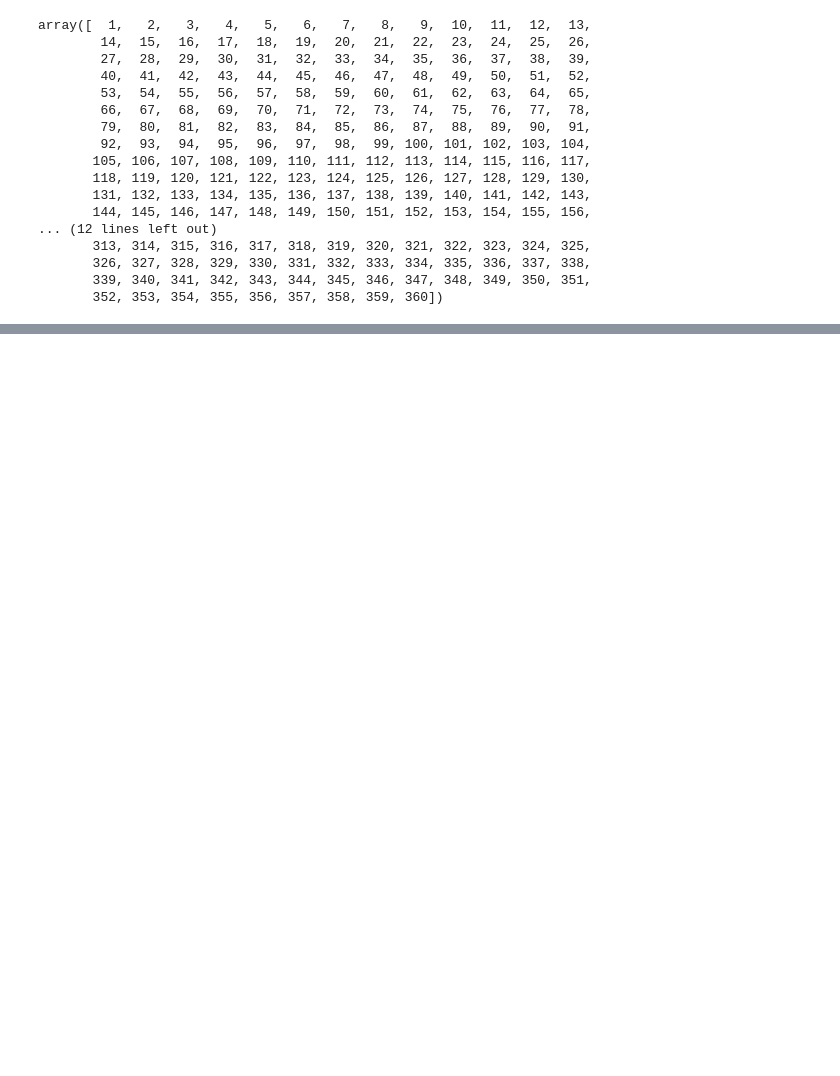
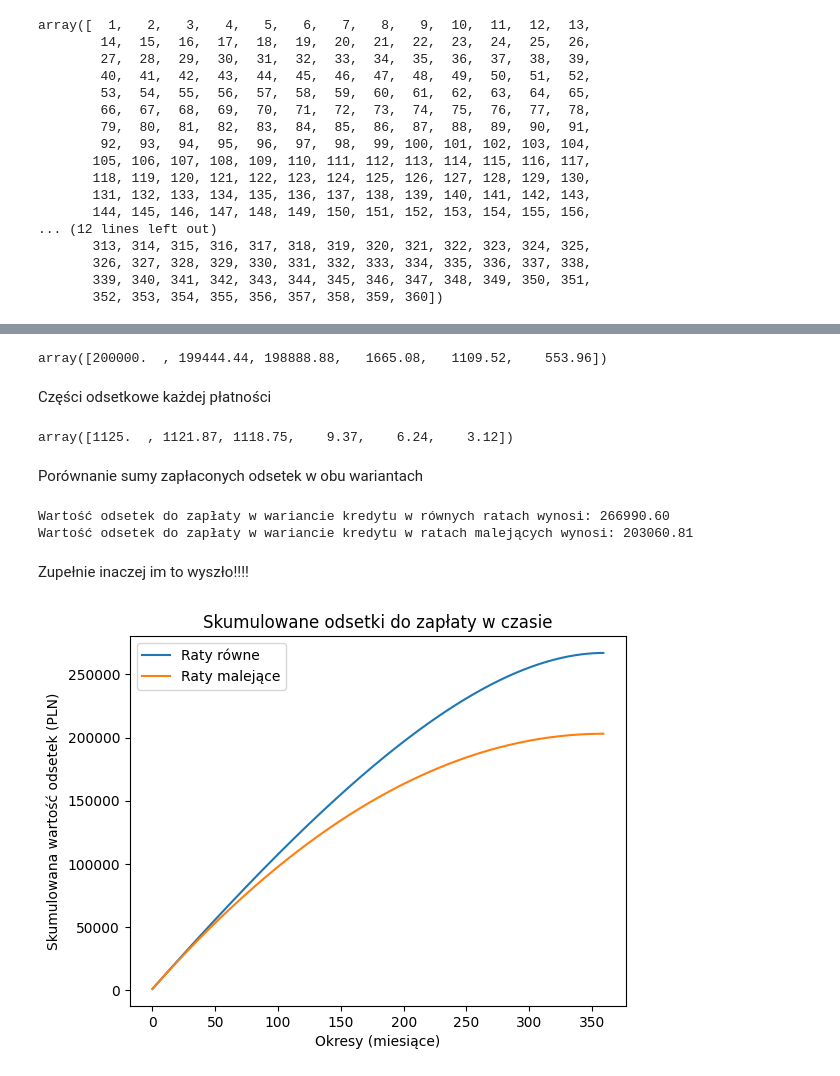
Before and after one commit to seweryn-mlodawski/Zad_Kup_mieszkanie, a Jupyter notebook: kup_mieszkanie.ipynb, the cells around one changed output, grey strips where cells are left out. Drawn from its saved outputs; the diff is of its cells as text; code cells hidden in the pictures; blank space fills up the shorter version.

```diff
--- a/kup_mieszkanie.ipynb
+++ b/kup_mieszkanie.ipynb
@@ -47,0 +46,4 @@ array([1125.  , 1124.03, 1123.06, 1122.08, 1121.09, 1120.1 , 1119.11,
+# %%
+np.set_printoptions(suppress=True) #wyłączenie notacji naukowej
+principal_decreasing = np.around(np.zeros(nper)+(pv/nper),2) #obliczanie kapitału dla rat malejących
+principal_decreasing[:10] #wyświetlanie pierwszych 10 wartości kapitału
@@ -47,0 +55,5 @@ array([1125.  , 1124.03, 1123.06, 1122.08, 1121.09, 1120.1 , 1119.11,
+# %%
+balance = np.zeros(nper) + pv #tworzenie tablicy salda zadłużenia dla każdego okresu
+balance_close = np.around(balance - np.cumsum(principal_decreasing),2) #obliczanie salda zadłużenia po każdej racie
+balance_close[[0,1,2,-3,-2,-1]] #wyświetlanie pierwszych 3 i ostatnich 3 wartości salda zadłużenia
+#cumsum - skumulowana suma
@@ -47,0 +69,33 @@ array([1125.  , 1124.03, 1123.06, 1122.08, 1121.09, 1120.1 , 1119.11,
+# %%
+balance_open = balance_close + principal_decreasing #obliczanie salda zadłużenia przed każdą ratą
+balance_open[[0,1,2,-3,-2,-1]] #wyświetlanie pierwszych 3 i ostatnich 3 wartości salda zadłużenia przed ratą
+# %% [output]
+array([200000.  , 199444.44, 198888.88,   1665.08,   1109.52,    553.96])
+# %% [markdown]
+Części odsetkowe każdej płatności
+# %%
+interest_decreasing = np.around(balance_open * rate,2) #obliczanie odsetek dla rat malejących
+interest_decreasing[[0,1,2,-3,-2,-1]] #wyświetlanie pierwszych 3 i ostatnich 3 wartości odsetek
+# %% [output]
+array([1125.  , 1121.87, 1118.75,    9.37,    6.24,    3.12])
+# %% [markdown]
+Porównanie sumy zapłaconych odsetek w obu wariantach
+# %%
+print("Wartość odsetek do zapłaty w wariancie kredytu w równych ratach wynosi: " + str("{:.2f}".format(interest_equal.sum())))
+print("Wartość odsetek do zapłaty w wariancie kredytu w ratach malejących wynosi: " + str("{:.2f}".format(interest_decreasing.sum())))
+# %% [output]
+Wartość odsetek do zapłaty w wariancie kredytu w równych ratach wynosi: 266990.60
+Wartość odsetek do zapłaty w wariancie kredytu w ratach malejących wynosi: 203060.81
+# %% [markdown]
+Zupełnie inaczej im to wyszło!!!!
+# %%
+import matplotlib.pyplot as plt
+plt.plot(interest_equal.cumsum(), label='Raty równe')
+plt.plot(interest_decreasing.cumsum(), label='Raty malejące')
+plt.legend()
+plt.title('Skumulowane odsetki do zapłaty w czasie')
+plt.xlabel('Okresy (miesiące)')
+plt.ylabel('Skumulowana wartość odsetek (PLN)')
+plt.show()
+# %% [output]
+[figure, added]
```
Also changed, not shown: parts of 8 cells of this notebook.
